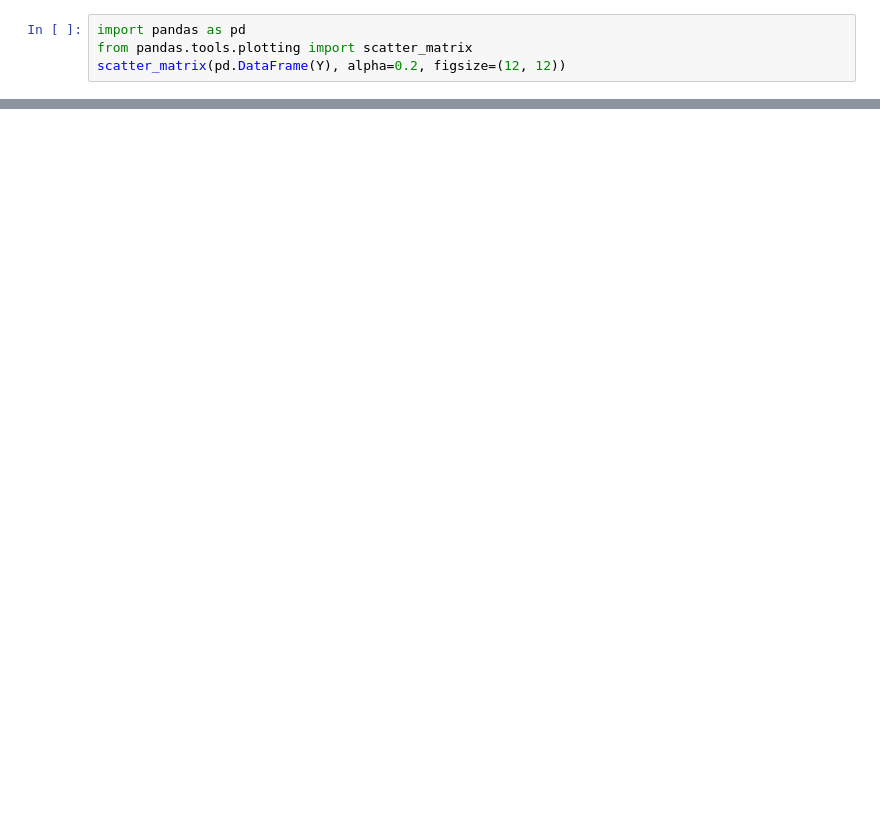
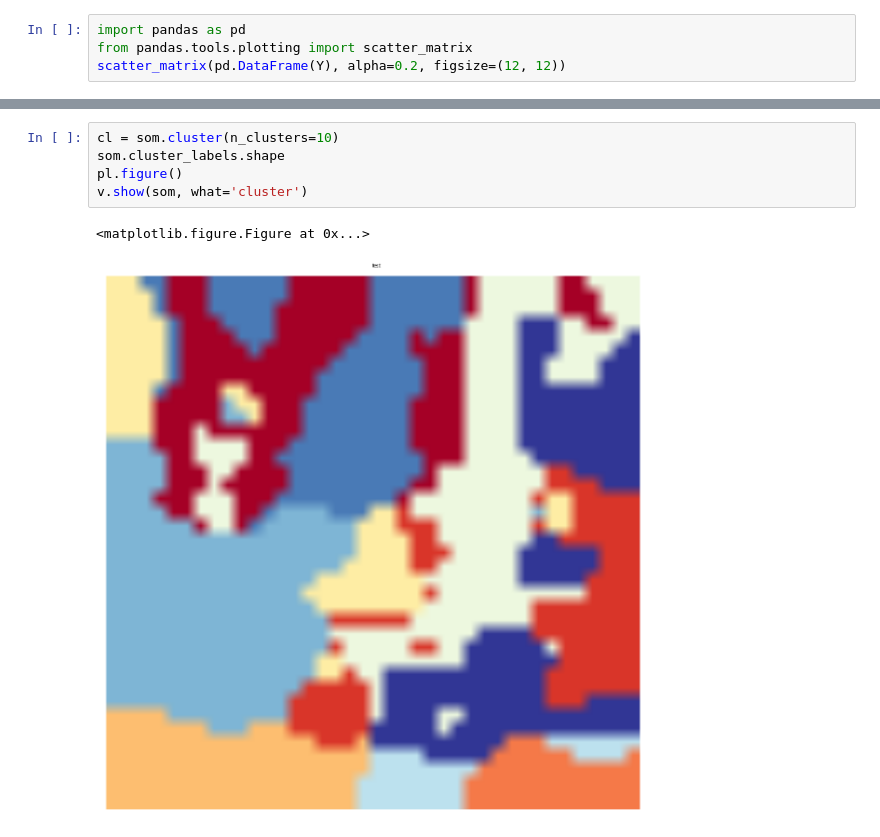
Before and after one commit to pabloriera/machinemusic, a Jupyter notebook: mir/Audio Descriptors Dimensionality Reduction.ipynb, the cells around one changed output, grey strips where cells are left out. Drawn from its saved outputs; the diff is of its cells as text; blank space fills up the shorter version.

```diff
--- a/mir/Audio Descriptors Dimensionality Reduction.ipynb
+++ b/mir/Audio Descriptors Dimensionality Reduction.ipynb
@@ -175,0 +243,8 @@ import sompy as SOM
+# %%
+cl = som.cluster(n_clusters=10)
+som.cluster_labels.shape
+pl.figure()
+v.show(som, what='cluster')
+# %% [output]
+<matplotlib.figure.Figure at 0x...>
+[figure, added]
```
Also changed, not shown: parts of 25 cells of this notebook.
